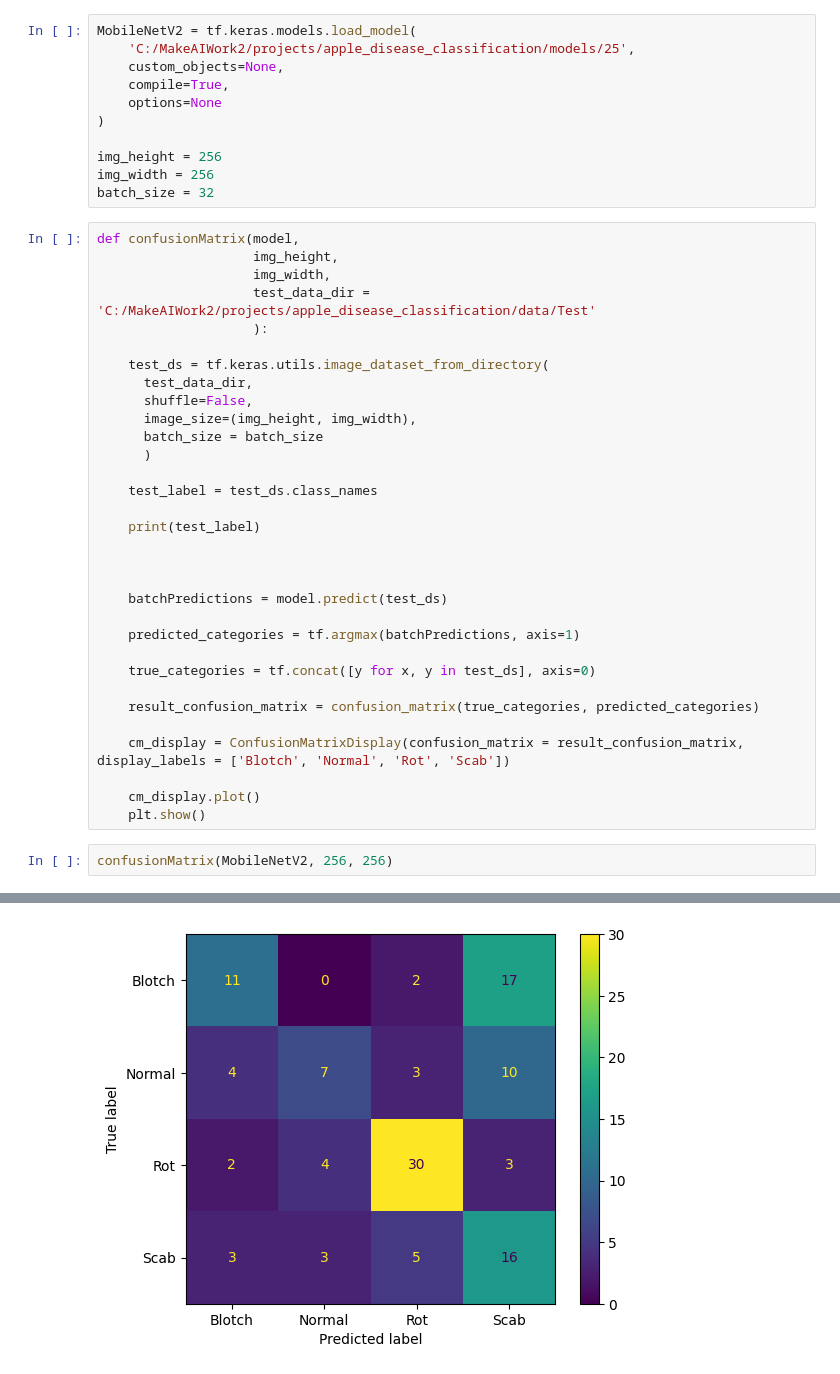
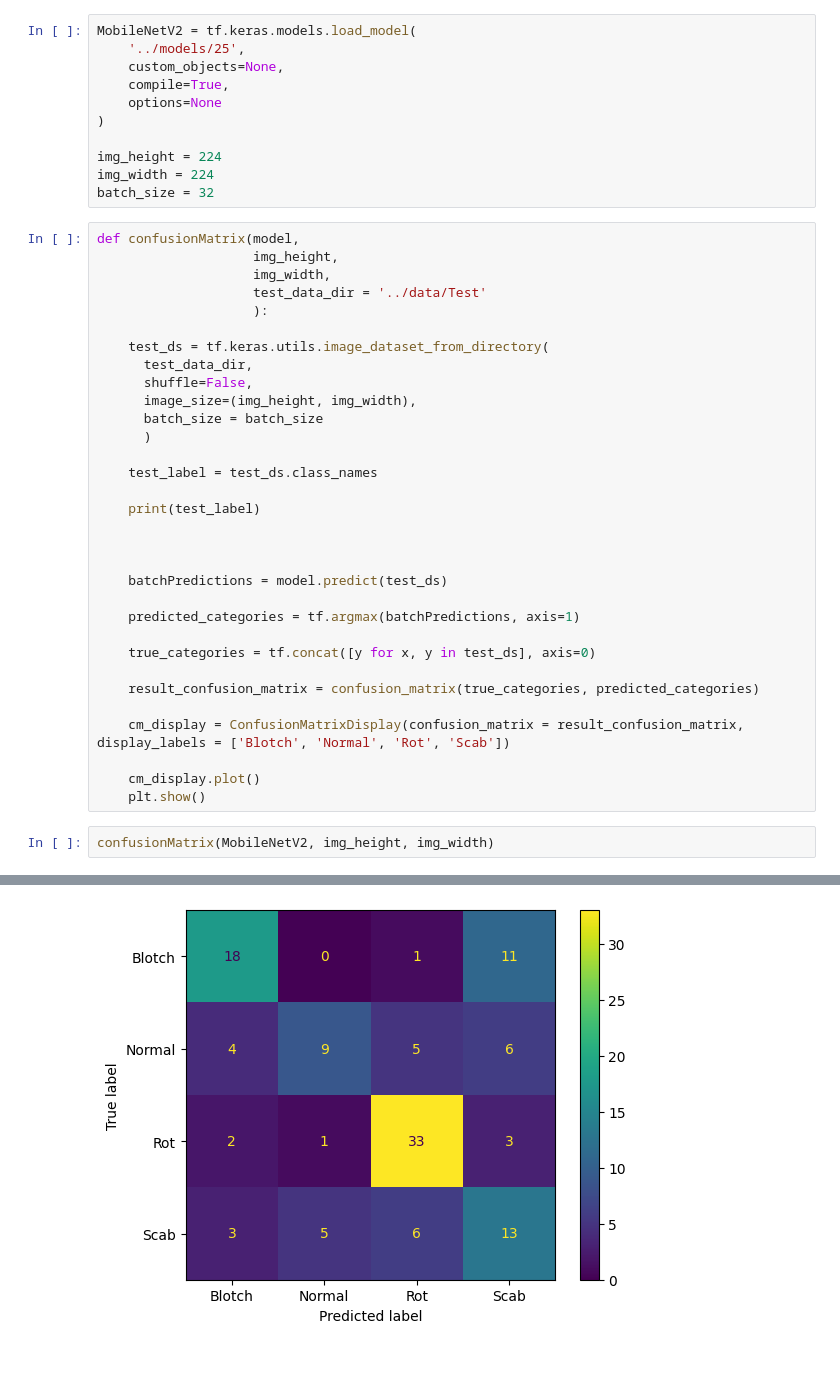
Before and after one commit to djgnatzy/MakeAIWork2, a Jupyter notebook: projects/apple_disease_classification/notebooks/confusion_matrix_new_v1.ipynb, the cells around one changed output, grey strips where cells are left out. Saved outputs shown, nothing was run; the diff lists cells and outputs as text.

```diff
--- a/projects/apple_disease_classification/notebooks/confusion_matrix_new_v1.ipynb
+++ b/projects/apple_disease_classification/notebooks/confusion_matrix_new_v1.ipynb
@@ -13,20 +7,20 @@ import tensorflow as tf
 import matplotlib.pyplot as plt
 # %%
 MobileNetV2 = tf.keras.models.load_model(
-    'C:/MakeAIWork2/projects/apple_disease_classification/models/25',
+    '../models/25',
     custom_objects=None,
     compile=True,
     options=None
 )
 
-img_height = 256
-img_width = 256
+img_height = 224
+img_width = 224
 batch_size = 32
 # %%
 def confusionMatrix(model,
                     img_height,
                     img_width,
-                    test_data_dir = 'C:/MakeAIWork2/projects/apple_disease_classification/data/Test'
+                    test_data_dir = '../data/Test'
                     ):
 
     test_ds = tf.keras.utils.image_dataset_from_directory(
@@ -55,8 +49,8 @@ def confusionMatrix(model,
     cm_display.plot()
     plt.show()
 # %%
-confusionMatrix(MobileNetV2, 256, 256)
+confusionMatrix(MobileNetV2, img_height, img_width)
 # %% [output]
 Found 120 files belonging to 4 classes.
 ['Blotch_Apple', 'Normal_Apple', 'Rot_Apple', 'Scab_Apple']
-[figure, old version]
+[figure, new version]
```
Also changed, not shown: parts of 1 cell of this notebook, 6 other files.
